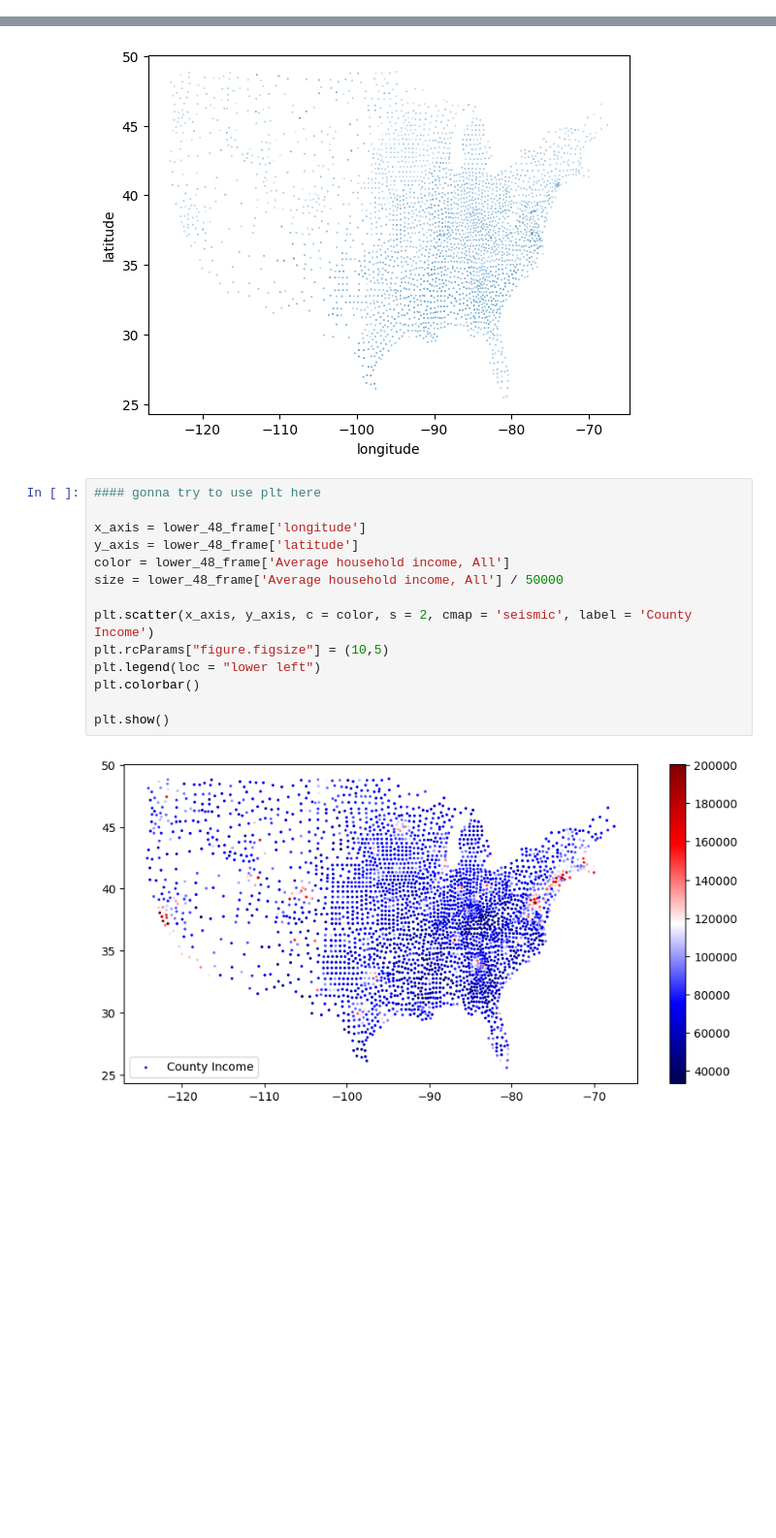
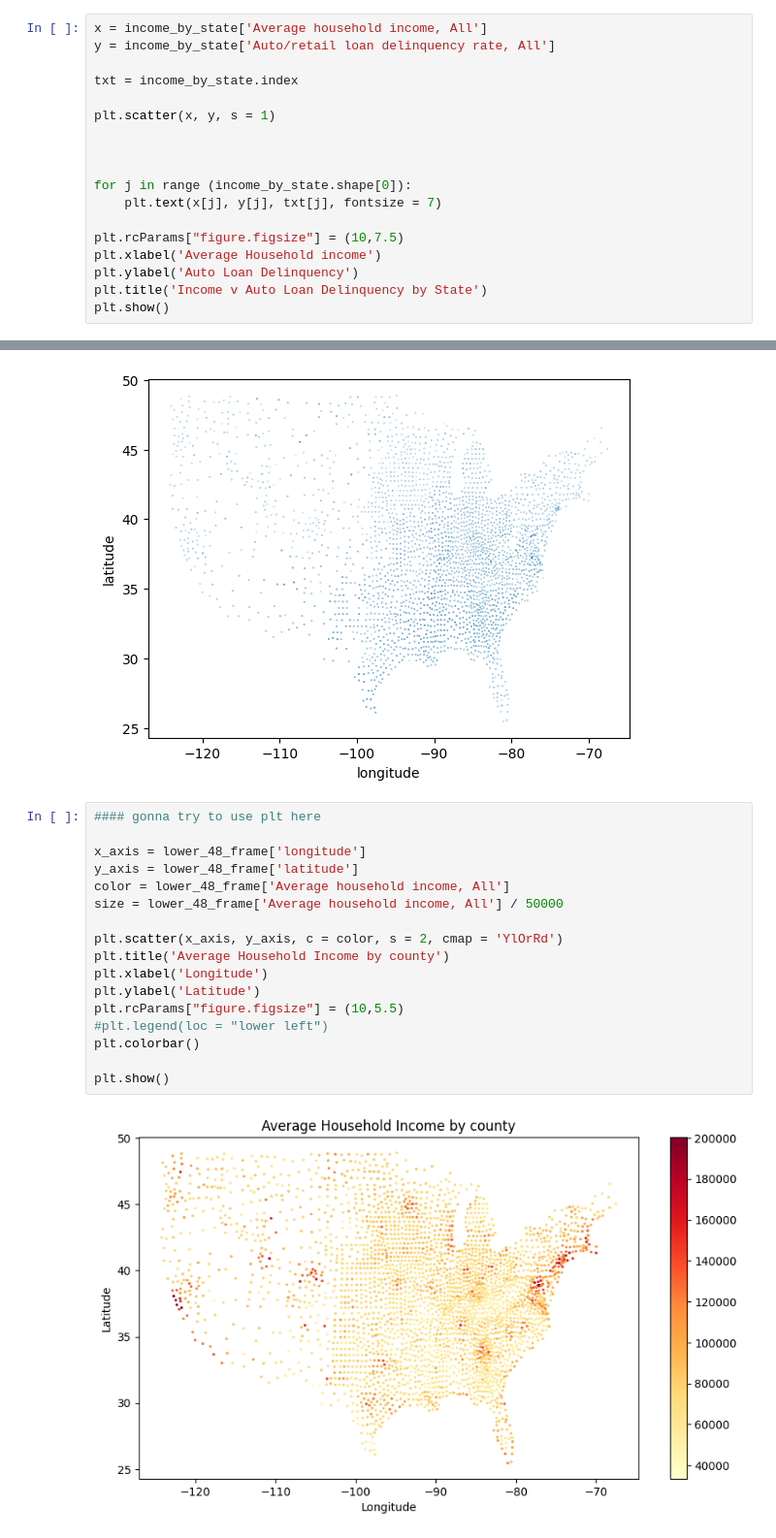
Before and after one commit to amschechter/amschechter.github.io, a Jupyter notebook: DataScience/censusData/AutoDebt.ipynb, the cells around one changed output, grey strips where cells are left out. Shown at 97% size. Drawn from its saved outputs; the diff is of its cells as text; blank space fills up the shorter version.

Commit message:
added the auto debt article, a few other updates

```diff
--- a/DataScience/censusData/AutoDebt.ipynb
+++ b/DataScience/censusData/AutoDebt.ipynb
@@ -118,0 +110,18 @@ income_by_state.sort_values('Average household income, All')
+# %%
+x = income_by_state['Average household income, All']
+y = income_by_state['Auto/retail loan delinquency rate, All']
+
+txt = income_by_state.index
+
+plt.scatter(x, y, s = 1)
+
+
+
+for j in range (income_by_state.shape[0]):
+    plt.text(x[j], y[j], txt[j], fontsize = 7)
+
+plt.rcParams["figure.figsize"] = (10,7.5)
+plt.xlabel('Average Household income')
+plt.ylabel('Auto Loan Delinquency')
+plt.title('Income v Auto Loan Delinquency by State')
+plt.show()
@@ -140,19 +173,22 @@ lower_48_frame.plot(kind = 'scatter', x = 'longitude', y = 'latitude', s = 'Auto
 # %%
 #### gonna try to use plt here
 
 x_axis = lower_48_frame['longitude']
 y_axis = lower_48_frame['latitude']
 color = lower_48_frame['Average household income, All']
 size = lower_48_frame['Average household income, All'] / 50000
 
-plt.scatter(x_axis, y_axis, c = color, s = 2, cmap = 'seismic', label = 'County Income')
-plt.rcParams["figure.figsize"] = (10,5)
-plt.legend(loc = "lower left")
+plt.scatter(x_axis, y_axis, c = color, s = 2, cmap = 'YlOrRd')
+plt.title('Average Household Income by county')
+plt.xlabel('Longitude')
+plt.ylabel('Latitude')
+plt.rcParams["figure.figsize"] = (10,5.5)
+#plt.legend(loc = "lower left")
 plt.colorbar()
 
 plt.show()
 # %% [output]
-[figure, old version]
+[figure, new version]
 # %%
 x_axis = lower_48_frame['longitude']
 y_axis = lower_48_frame['latitude']
```
Also changed, not shown: parts of 10 cells of this notebook, 12 other files.
